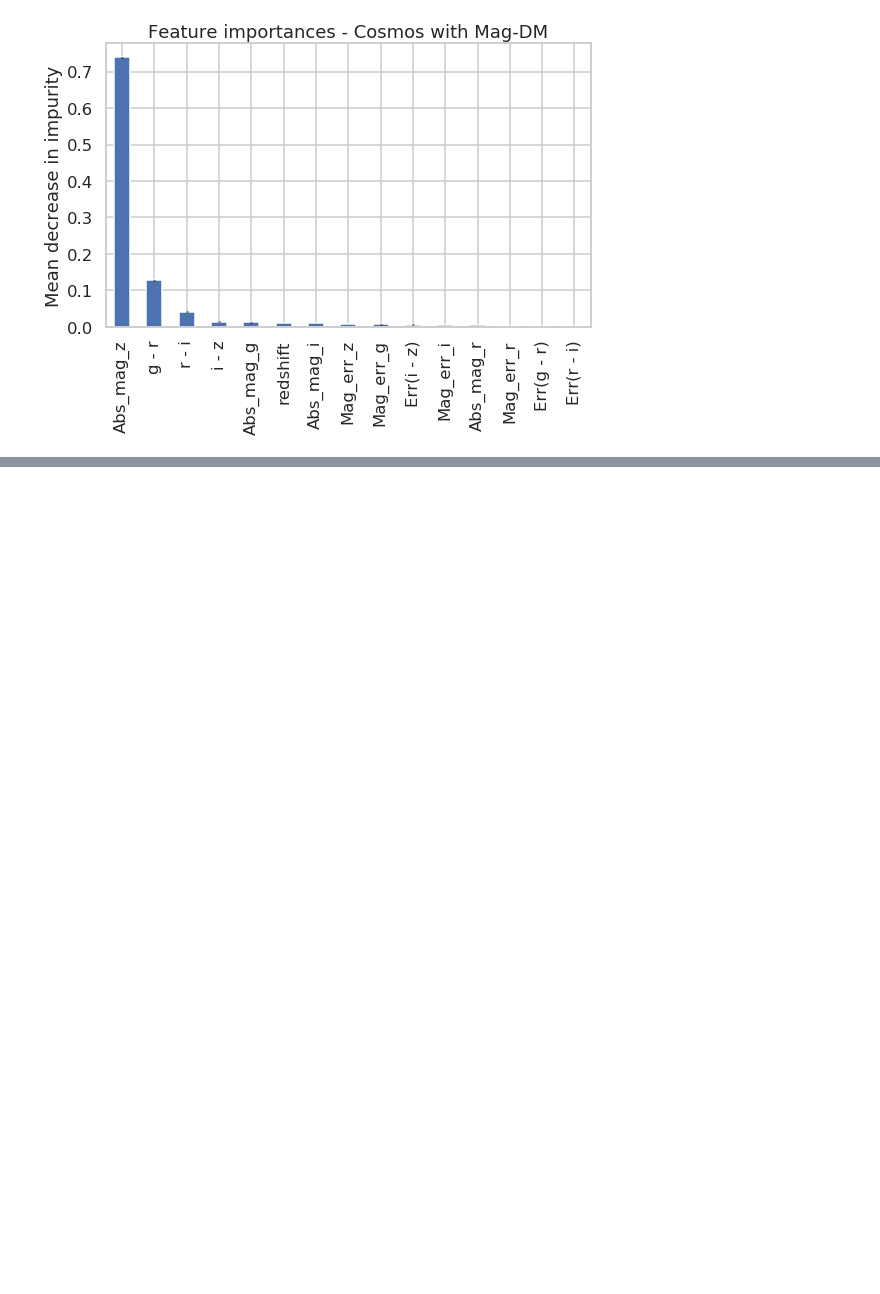
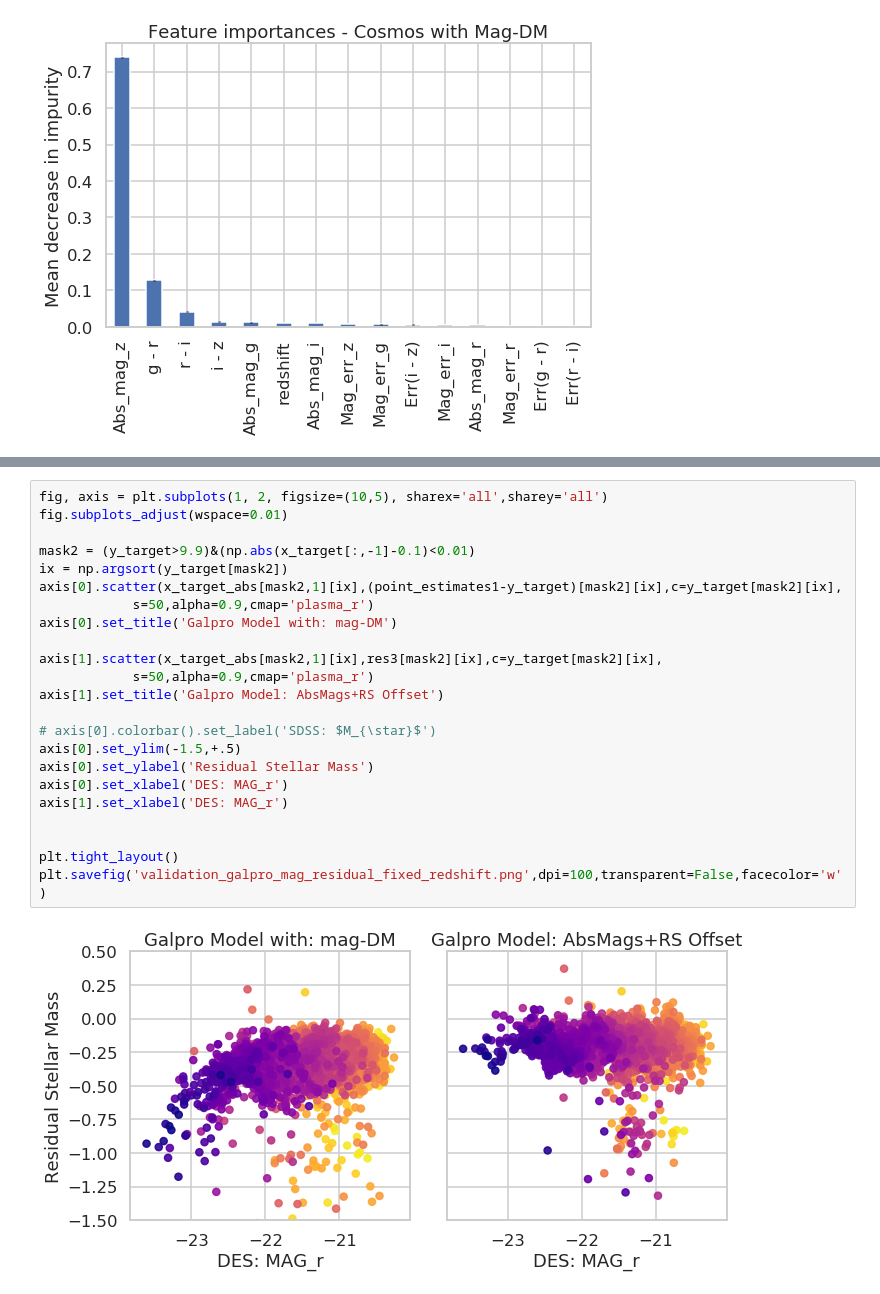
Before and after one commit to estevesjh/fnalFall2022, a Jupyter notebook: notebooks/6.validateGalpro.ipynb, the cells around one changed output, grey strips where cells are left out. Drawn from its saved outputs; the diff is of its cells as text; blank space fills up the shorter version.

Commit message:
with rs offset

```diff
--- a/notebooks/6.validateGalpro.ipynb
+++ b/notebooks/6.validateGalpro.ipynb
@@ -479,0 +554,25 @@ fig.savefig('feature_importance_mag_dm.png',dpi=100,transparent=False,facecolor=
+# %%
+fig, axis = plt.subplots(1, 2, figsize=(10,5), sharex='all',sharey='all')
+fig.subplots_adjust(wspace=0.01)
+
+mask2 = (y_target>9.9)&(np.abs(x_target[:,-1]-0.1)<0.01)
+ix = np.argsort(y_target[mask2])
+axis[0].scatter(x_target_abs[mask2,1][ix],(point_estimates1-y_target)[mask2][ix],c=y_target[mask2][ix],
+            s=50,alpha=0.9,cmap='plasma_r')
+axis[0].set_title('Galpro Model with: mag-DM')
+
+axis[1].scatter(x_target_abs[mask2,1][ix],res3[mask2][ix],c=y_target[mask2][ix],
+            s=50,alpha=0.9,cmap='plasma_r')
+axis[1].set_title('Galpro Model: AbsMags+RS Offset')
+
+# axis[0].colorbar().set_label('SDSS: $M_{\star}$')
+axis[0].set_ylim(-1.5,+.5)
+axis[0].set_ylabel('Residual Stellar Mass')
+axis[0].set_xlabel('DES: MAG_r')
+axis[1].set_xlabel('DES: MAG_r')
+
+
+plt.tight_layout()
+plt.savefig('validation_galpro_mag_residual_fixed_redshift.png',dpi=100,transparent=False,facecolor='w')
+# %% [output]
+[figure, added]
```
Also changed, not shown: parts of 28 cells of this notebook, 10 other files.
